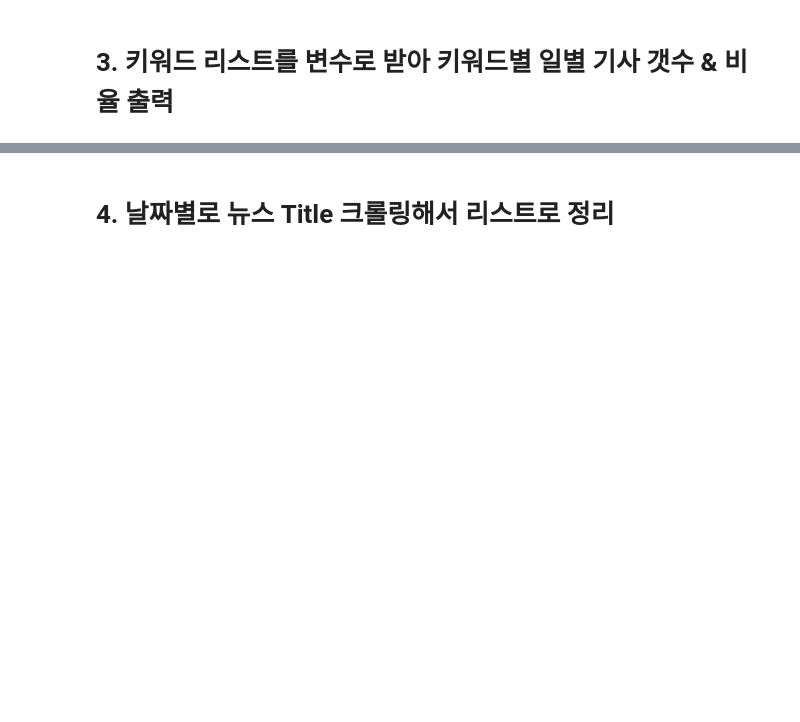
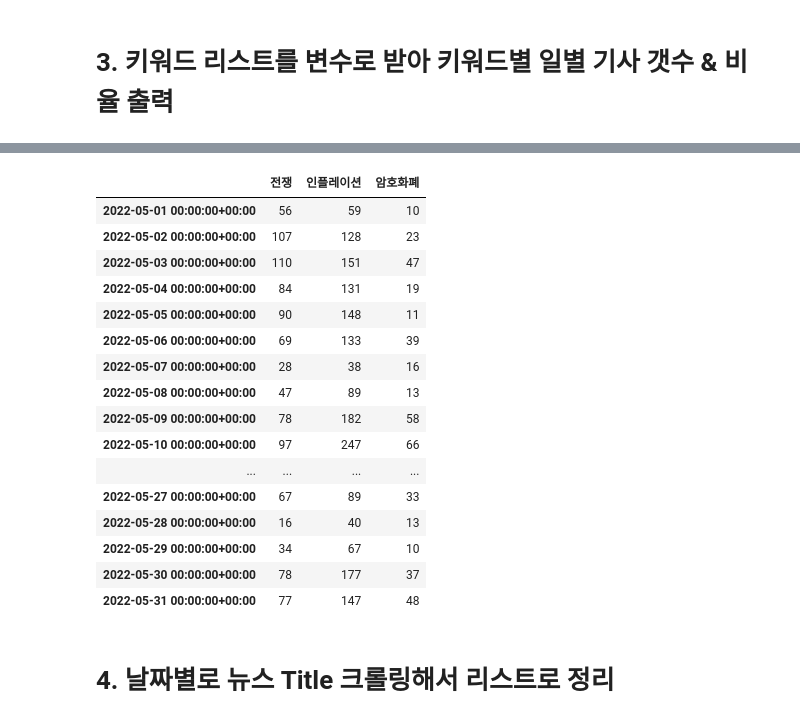
Before and after one commit to MalrangQuant/Unstructrued_data_TP, a Jupyter notebook: Final Organization/Final_Organization_Module.ipynb, the cells around one changed output, grey strips where cells are left out. Drawn from its saved outputs; the diff is of its cells as text; code cells hidden in the pictures; blank space fills up the shorter version.

```diff
--- a/Final Organization/Final_Organization_Module.ipynb
+++ b/Final Organization/Final_Organization_Module.ipynb
@@ -306,3 +308,23 @@ df_plotting(keyword_daily_news_trend(['전쟁', '인플레이션', '암호화폐
+# %%
+keyword_daily_news_trend(['전쟁', '인플레이션', '암호화폐'], "2022-05-01", "2022-05-31")
+# %% [output]
+|  | 전쟁 | 인플레이션 | 암호화폐 |
+| 2022-05-01 00:00:00+00:00 | 56 | 59 | 10 |
+| 2022-05-02 00:00:00+00:00 | 107 | 128 | 23 |
+| 2022-05-03 00:00:00+00:00 | 110 | 151 | 47 |
+| 2022-05-04 00:00:00+00:00 | 84 | 131 | 19 |
+| 2022-05-05 00:00:00+00:00 | 90 | 148 | 11 |
+| 2022-05-06 00:00:00+00:00 | 69 | 133 | 39 |
+| 2022-05-07 00:00:00+00:00 | 28 | 38 | 16 |
+| 2022-05-08 00:00:00+00:00 | 47 | 89 | 13 |
+| 2022-05-09 00:00:00+00:00 | 78 | 182 | 58 |
+| 2022-05-10 00:00:00+00:00 | 97 | 247 | 66 |
+| ... | ... | ... | ... |
+| 2022-05-27 00:00:00+00:00 | 67 | 89 | 33 |
+| 2022-05-28 00:00:00+00:00 | 16 | 40 | 13 |
+| 2022-05-29 00:00:00+00:00 | 34 | 67 | 10 |
+| 2022-05-30 00:00:00+00:00 | 78 | 177 | 37 |
+| 2022-05-31 00:00:00+00:00 | 77 | 147 | 48 |
 # %% [markdown]
 # 4. 날짜별로 뉴스 Title 크롤링해서 리스트로 정리
 # %%
```
Also changed, not shown: parts of 19 cells of this notebook, 3 other files.
